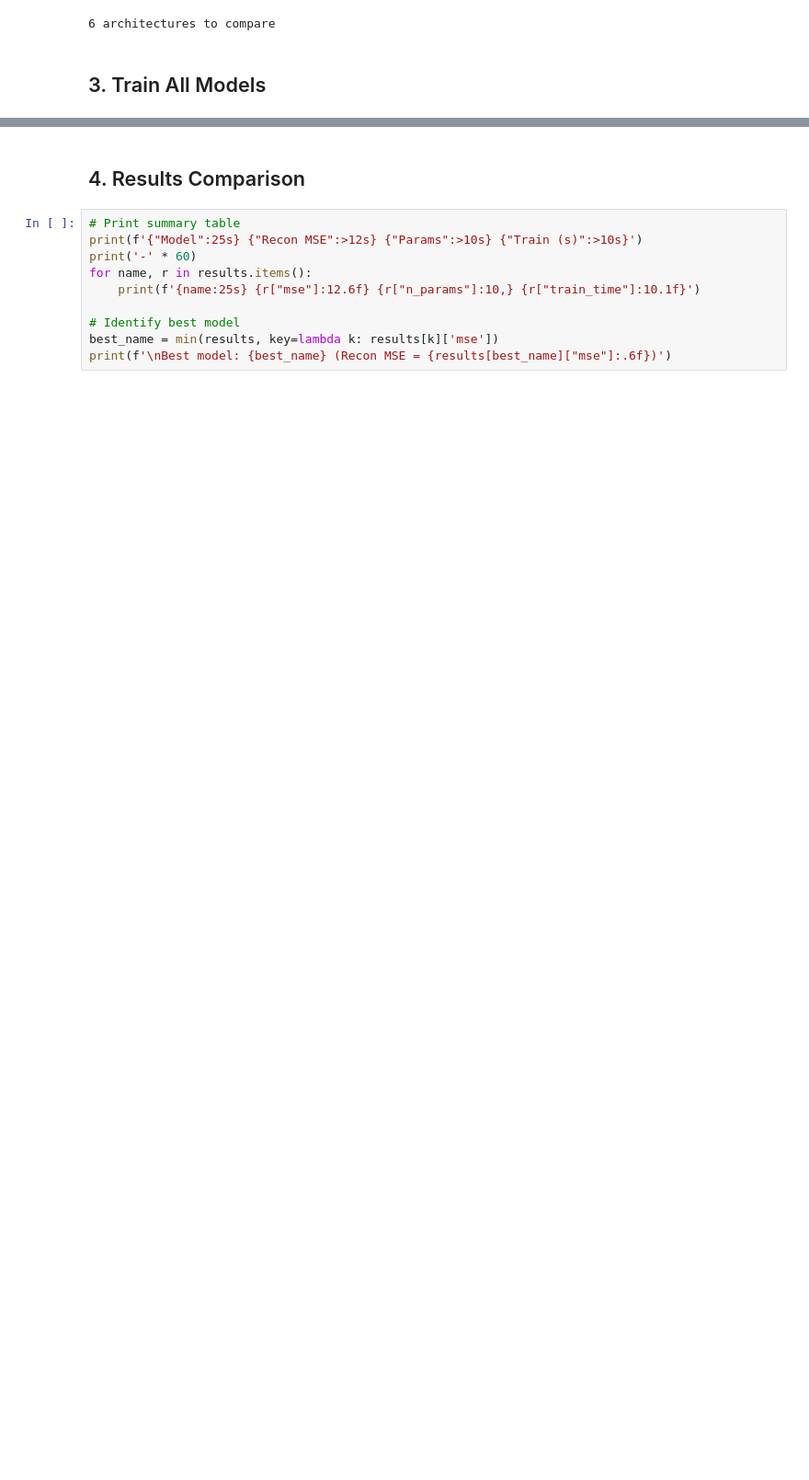
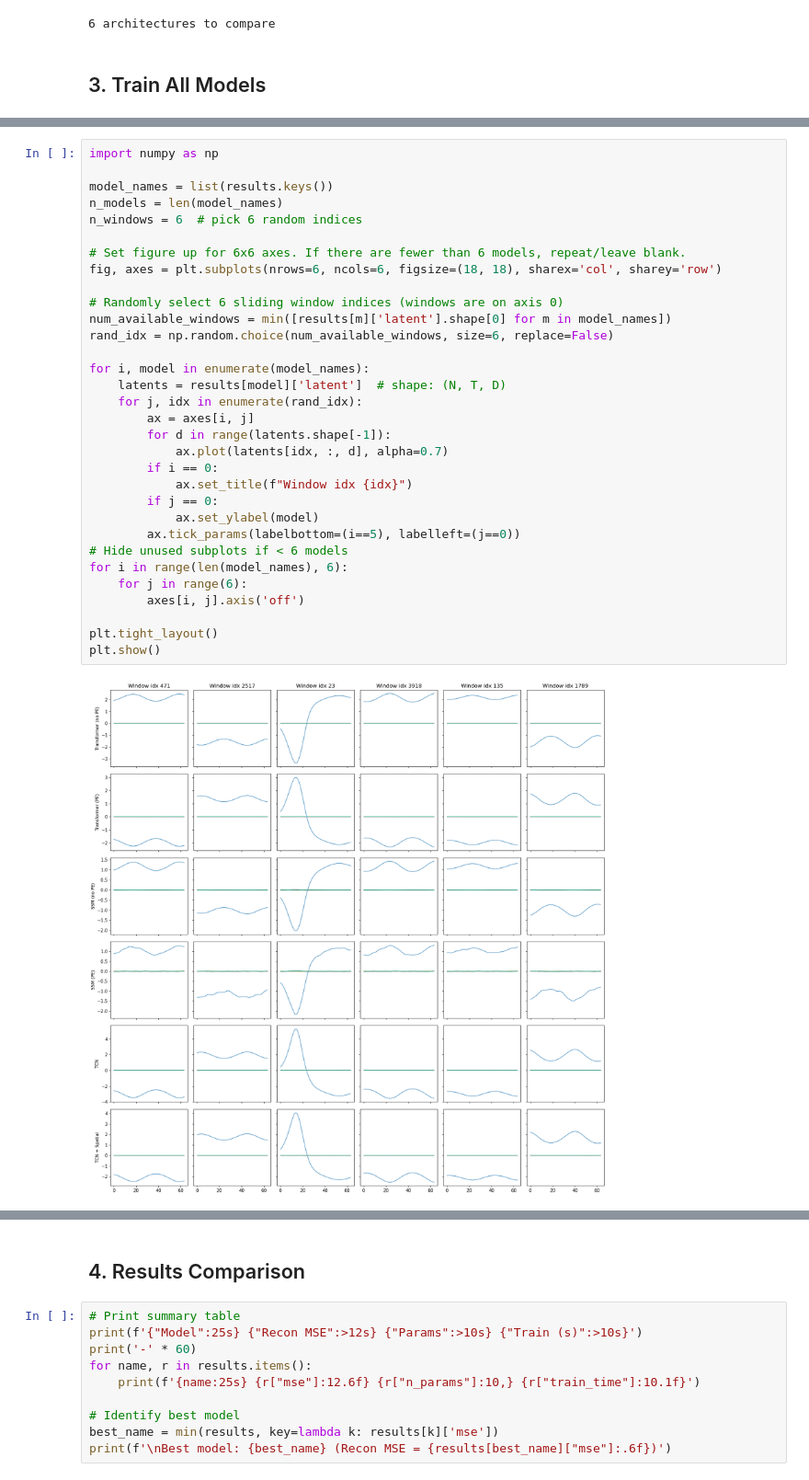
Before and after one commit to adamjeisen/JacobianODE, a Jupyter notebook: _jupyter/_sandbox/2026-02-19 - Sequence Encoders.ipynb, the cells around one changed output, grey strips where cells are left out. Shown at 92% size. Saved outputs shown, nothing was run; the diff lists cells and outputs as text; blank space fills up the shorter version.

```diff
--- a/_jupyter/_sandbox/2026-02-19 - Sequence Encoders.ipynb
+++ b/_jupyter/_sandbox/2026-02-19 - Sequence Encoders.ipynb
@@ -278,0 +417,34 @@ OrderedDict([('Transformer (no PE)',
+# %%
+import numpy as np
+
+model_names = list(results.keys())
+n_models = len(model_names)
+n_windows = 6  # pick 6 random indices
+
+# Set figure up for 6x6 axes. If there are fewer than 6 models, repeat/leave blank.
+fig, axes = plt.subplots(nrows=6, ncols=6, figsize=(18, 18), sharex='col', sharey='row')
+
+# Randomly select 6 sliding window indices (windows are on axis 0)
+num_available_windows = min([results[m]['latent'].shape[0] for m in model_names])
+rand_idx = np.random.choice(num_available_windows, size=6, replace=False)
+
+for i, model in enumerate(model_names):
+    latents = results[model]['latent']  # shape: (N, T, D)
+    for j, idx in enumerate(rand_idx):
+        ax = axes[i, j]
+        for d in range(latents.shape[-1]):
+            ax.plot(latents[idx, :, d], alpha=0.7)
+        if i == 0:
+            ax.set_title(f"Window idx {idx}")
+        if j == 0:
+            ax.set_ylabel(model)
+        ax.tick_params(labelbottom=(i==5), labelleft=(j==0))
+# Hide unused subplots if < 6 models
+for i in range(len(model_names), 6):
+    for j in range(6):
+        axes[i, j].axis('off')
+
+plt.tight_layout()
+plt.show()
+# %% [output]
+[figure, added]
```
Also changed, not shown: parts of 11 cells of this notebook, 1 other file.
